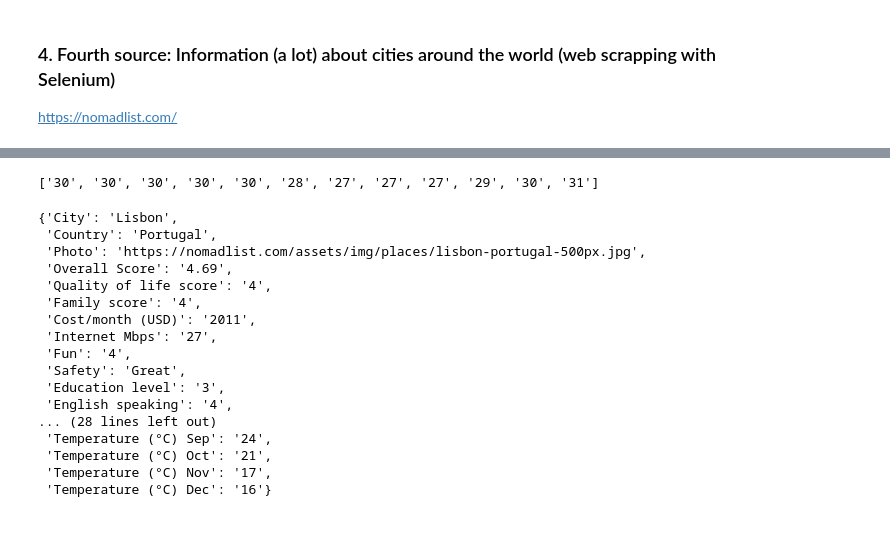
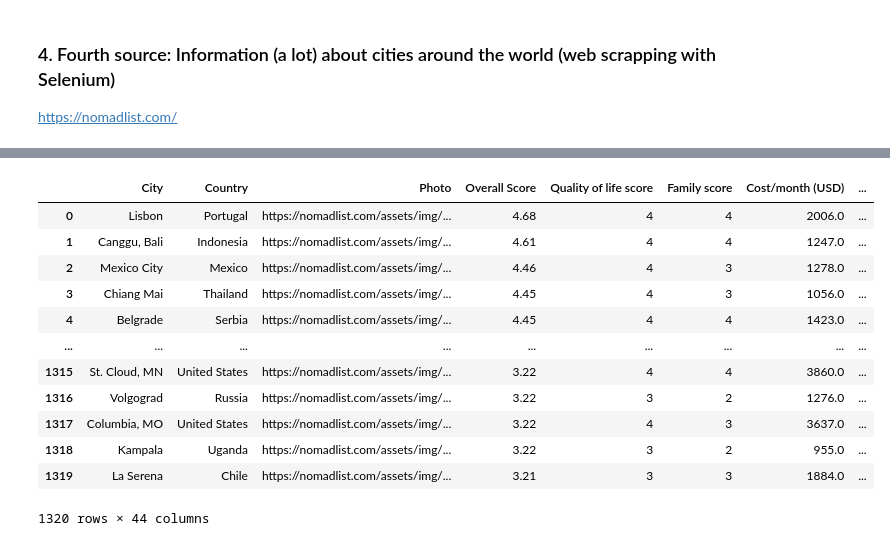
Before and after one commit to smunozan/datamex_082020, a Jupyter notebook: final-project/Code/Data_acquisition_wrangling.ipynb, the cells around one changed output, grey strips where cells are left out. Cells and saved outputs as stored; diff of their text form; code cells hidden in the pictures.

Commit message:
Scraping Nomadlist ciudades listo

```diff
--- a/final-project/Code/Data_acquisition_wrangling.ipynb
+++ b/final-project/Code/Data_acquisition_wrangling.ipynb
@@ -153,0 +173,12 @@ home.click()
+# %%
+#Si solo es un archivo de checkpoint CSV
+ciudades_df = pd.read_csv('nomadlist_cities.csv').drop('Unnamed: 0', axis=1)
+
+#generamos una lista de las ciudades para ir haciendo el append
+ciudades = ciudades_df.to_dict('records')
+
+#total de ciudades ya escrapeadas
+print(len(ciudades))
+
+#generamos una lista para verificar si ya está añadida la ciudad
+lst_ciudades = [i['City']+'-'+i['Country'] for i in ciudades]
@@ -286,11 +336,0 @@ cada_ciudad.click()
-# %%
-#lista de ciudades
-ciudades = []
-
-#diccionario de la ciudad
-data_ciudad = {}
-
-#nombre de la ciudad
-data_ciudad['City'] = navegador.find_element_by_xpath('/html/body/div[32]/div[3]/div[1]/div[7]/h1').text
-data_ciudad['Country'] = navegador.find_element_by_xpath('/html/body/div[32]/div[3]/div[1]/div[7]/h2/a').text
-data_ciudad['Photo'] = navegador.find_element_by_xpath('/html/body/div[32]/div[3]/div[1]/img').get_attribute('src')
@@ -368,4 +336,0 @@ temp = [i.split('°')[0] for i in data[2].text.split(' ')[1:] if '°' in i]
-# %%
-temp
-# %% [output]
-['30', '30', '30', '30', '30', '28', '27', '27', '27', '29', '30', '31']
@@ -376,20 +337,24 @@ close.click()
-# %%
-data_ciudad
-# %% [output]
-{'City': 'Lisbon',
- 'Country': 'Portugal',
- 'Photo': 'https://nomadlist.com/assets/img/places/lisbon-portugal-500px.jpg',
- 'Overall Score': '4.69',
- 'Quality of life score': '4',
- 'Family score': '4',
- 'Cost/month (USD)': '2011',
- 'Internet Mbps': '27',
- 'Fun': '4',
- 'Safety': 'Great',
- 'Education level': '3',
- 'English speaking': '4',
-... (28 lines left out)
- 'Temperature (°C) Sep': '24',
- 'Temperature (°C) Oct': '21',
- 'Temperature (°C) Nov': '17',
- 'Temperature (°C) Dec': '16'}
+# %%
+#generamos un dataframe con la lista de datos scrapeados de cada ciudad
+ciudades_df = pd.DataFrame(ciudades)
+# %%
+#quitamos duplicados en caso que existan y reseteamos el indice
+ciudades_df.drop_duplicates(subset=['City','Country'],inplace=True)
+ciudades_df.reset_index(drop=True,inplace=True)
+# %%
+#muestra de la tabla
+ciudades_df
+# %% [output]
+|  | City | Country | Photo | Overall Score | Quality of life score | Family score | Cost/month (USD) | ... |
+| 0 | Lisbon | Portugal | https://nomadlist.com/assets/img/... | 4.68 | 4 | 4 | 2006.0 | ... |
+| 1 | Canggu, Bali | Indonesia | https://nomadlist.com/assets/img/... | 4.61 | 4 | 4 | 1247.0 | ... |
+| 2 | Mexico City | Mexico | https://nomadlist.com/assets/img/... | 4.46 | 4 | 3 | 1278.0 | ... |
+| 3 | Chiang Mai | Thailand | https://nomadlist.com/assets/img/... | 4.45 | 4 | 3 | 1056.0 | ... |
+| 4 | Belgrade | Serbia | https://nomadlist.com/assets/img/... | 4.45 | 4 | 4 | 1423.0 | ... |
+| ... | ... | ... | ... | ... | ... | ... | ... | ... |
+| 1315 | St. Cloud, MN | United States | https://nomadlist.com/assets/img/... | 3.22 | 4 | 4 | 3860.0 | ... |
+| 1316 | Volgograd | Russia | https://nomadlist.com/assets/img/... | 3.22 | 3 | 2 | 1276.0 | ... |
+| 1317 | Columbia, MO | United States | https://nomadlist.com/assets/img/... | 3.22 | 4 | 3 | 3637.0 | ... |
+| 1318 | Kampala | Uganda | https://nomadlist.com/assets/img/... | 3.22 | 3 | 2 | 955.0 | ... |
+| 1319 | La Serena | Chile | https://nomadlist.com/assets/img/... | 3.21 | 3 | 3 | 1884.0 | ... |
+1320 rows × 44 columns
```
Also changed, not shown: parts of 12 cells of this notebook, 2 other files.
